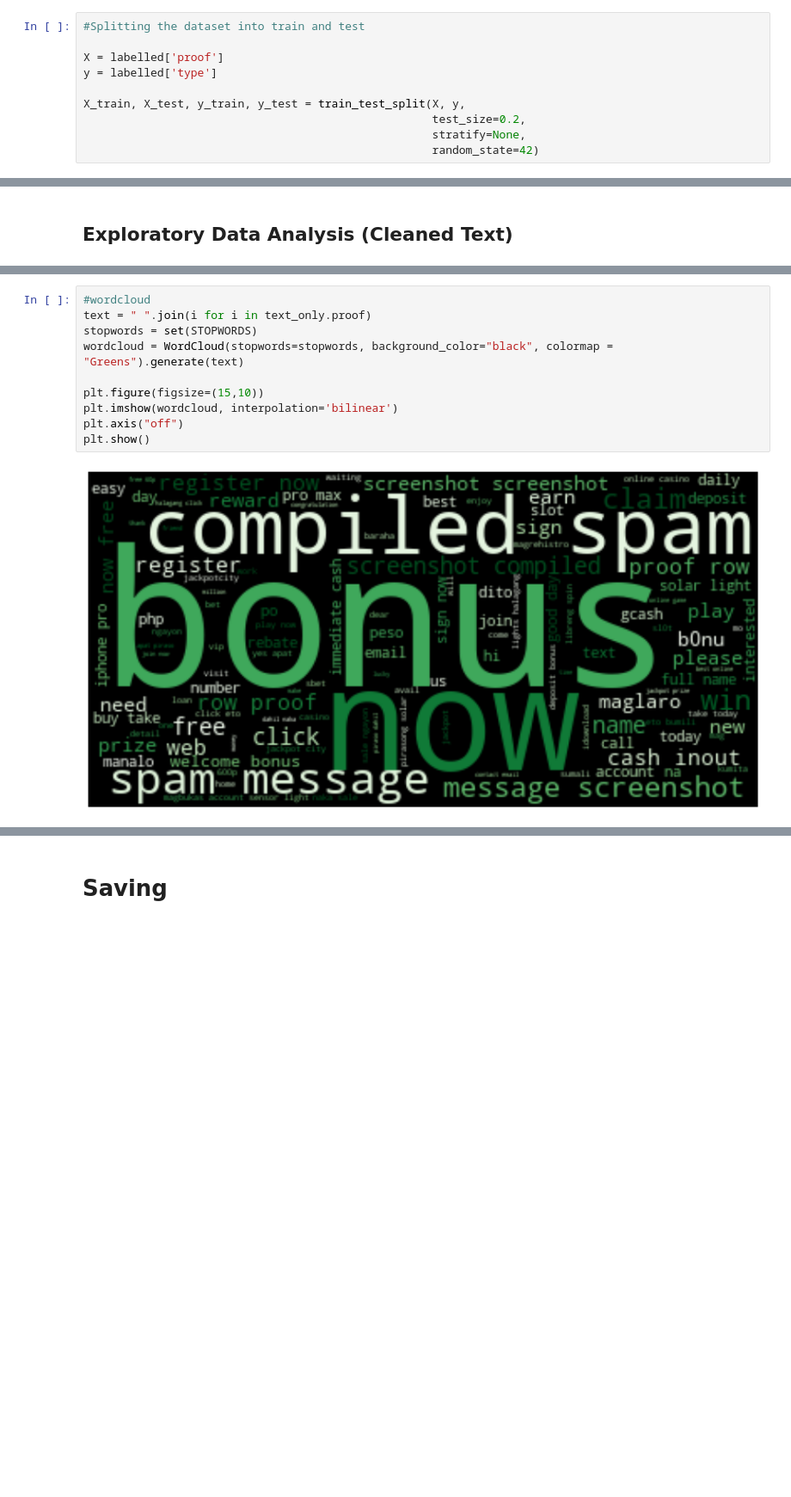
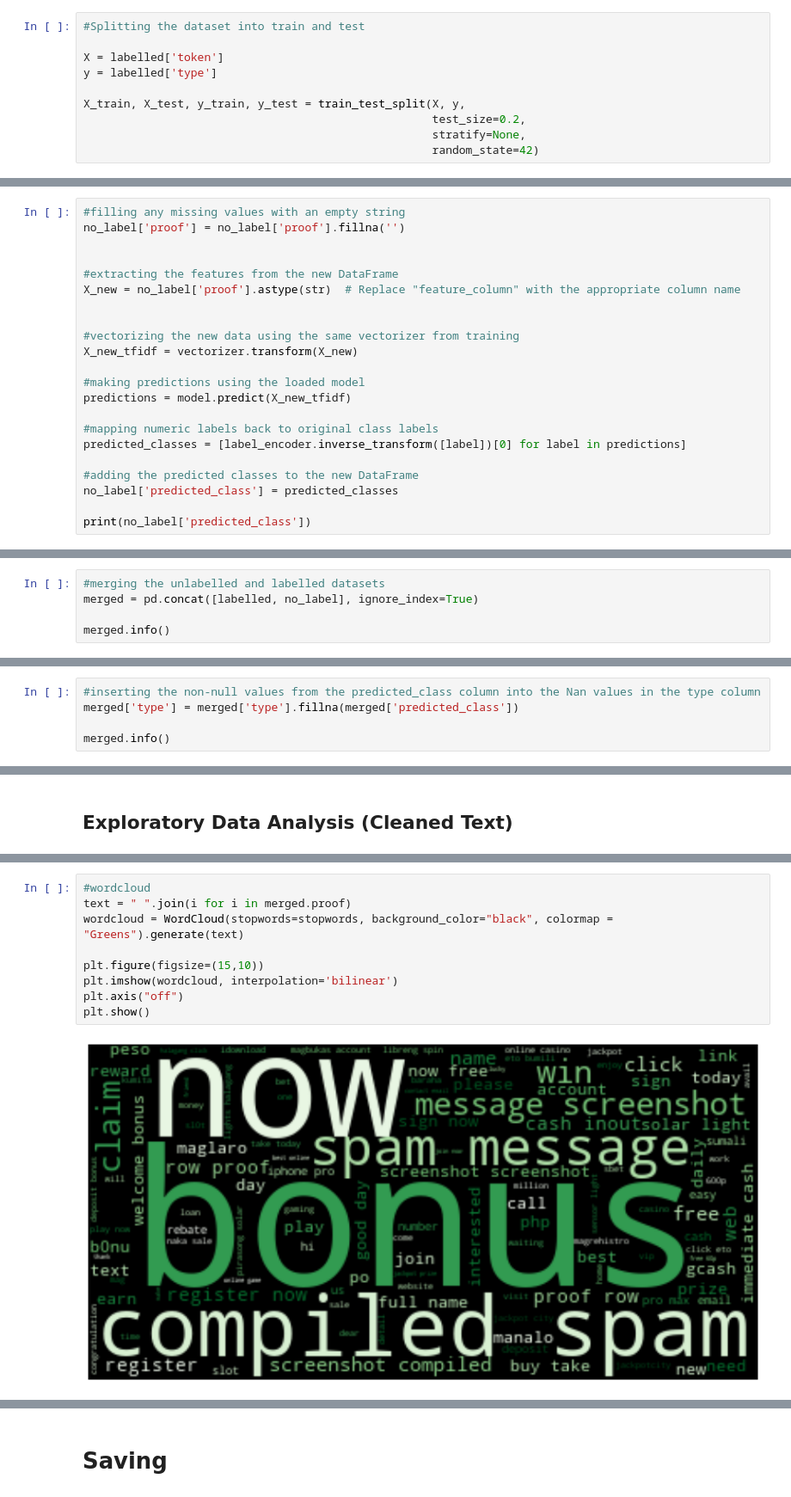
Before and after one commit to AGR-Yes/ScamMessagesPhilippines, a Jupyter notebook: PhilippineSpamSMS_Phase_2.ipynb, the cells around one changed output, grey strips where cells are left out. Shown at 86% size. Saved outputs shown, nothing was run; the diff lists cells and outputs as text; blank space fills up the shorter version.

Commit message:
Phase 2 finished
fixed some cells and predicted/classified the labels with ML

```diff
--- a/PhilippineSpamSMS_Phase_2.ipynb
+++ b/PhilippineSpamSMS_Phase_2.ipynb
@@ -417,7 +411,7 @@ Name: type, dtype: int64
 # %%
 #Splitting the dataset into train and test
 
-X = labelled['proof']
+X = labelled['token']
 y = labelled['type']
 
 X_train, X_test, y_train, y_test = train_test_split(X, y,
@@ -484,0 +499,22 @@ Since all the accuracy scores are quite low, I'll be using the model with the hi
+# %%
+#filling any missing values with an empty string
+no_label['proof'] = no_label['proof'].fillna('')
+
+
+#extracting the features from the new DataFrame
+X_new = no_label['proof'].astype(str)  # Replace "feature_column" with the appropriate column name
+
+
+#vectorizing the new data using the same vectorizer from training
+X_new_tfidf = vectorizer.transform(X_new)
+
+#making predictions using the loaded model
+predictions = model.predict(X_new_tfidf)
+
+#mapping numeric labels back to original class labels
+predicted_classes = [label_encoder.inverse_transform([label])[0] for label in predictions]
+
+#adding the predicted classes to the new DataFrame
+no_label['predicted_class'] = predicted_classes
+
+print(no_label['predicted_class'])
@@ -484,0 +547,5 @@ Since all the accuracy scores are quite low, I'll be using the model with the hi
+# %%
+#merging the unlabelled and labelled datasets
+merged = pd.concat([labelled, no_label], ignore_index=True)
+
+merged.info()
@@ -484,0 +565,5 @@ Since all the accuracy scores are quite low, I'll be using the model with the hi
+# %%
+#inserting the non-null values from the predicted_class column into the Nan values in the type column
+merged['type'] = merged['type'].fillna(merged['predicted_class'])
+
+merged.info()
@@ -489,13 +587,12 @@ Since all the accuracy scores are quite low, I'll be using the model with the hi
 # %%
 #wordcloud
-text = " ".join(i for i in text_only.proof)
-stopwords = set(STOPWORDS)
+text = " ".join(i for i in merged.proof)
 wordcloud = WordCloud(stopwords=stopwords, background_color="black", colormap = "Greens").generate(text)
 
 plt.figure(figsize=(15,10))
 plt.imshow(wordcloud, interpolation='bilinear')
 plt.axis("off")
 plt.show()
 # %% [output]
-[figure, old version]
+[figure, new version]
 # %% [markdown]
```
Also changed, not shown: parts of 31 cells of this notebook, 2 other files.
